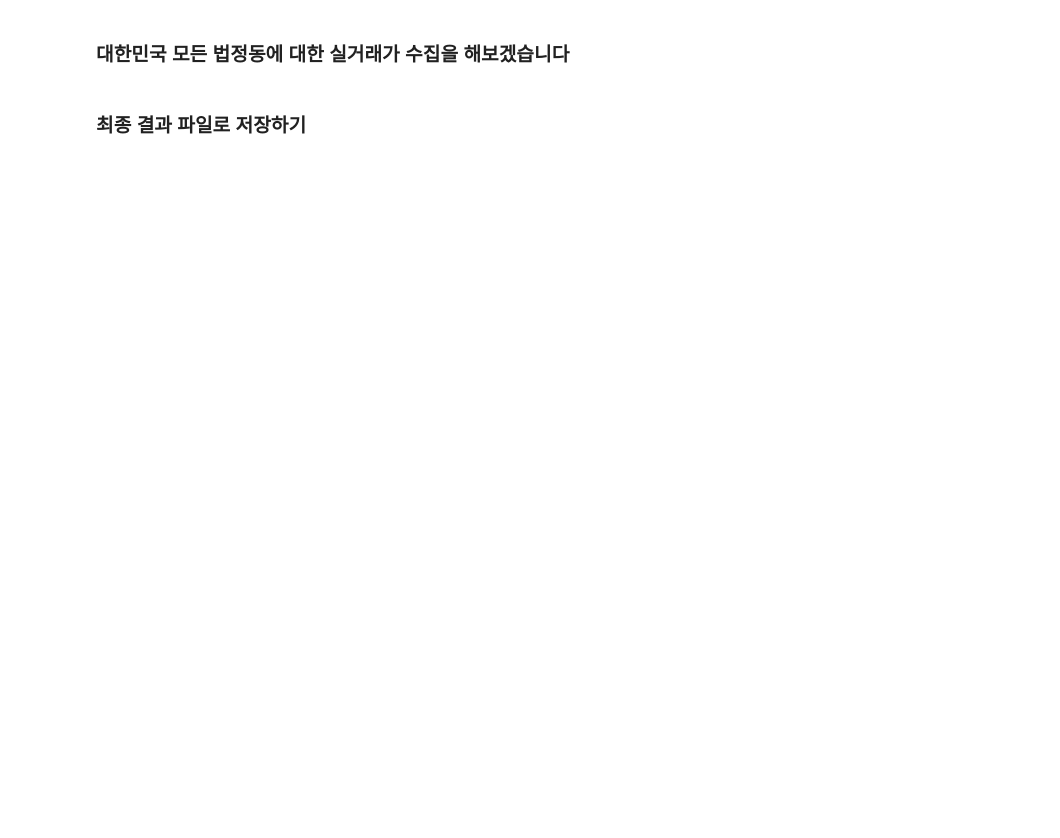
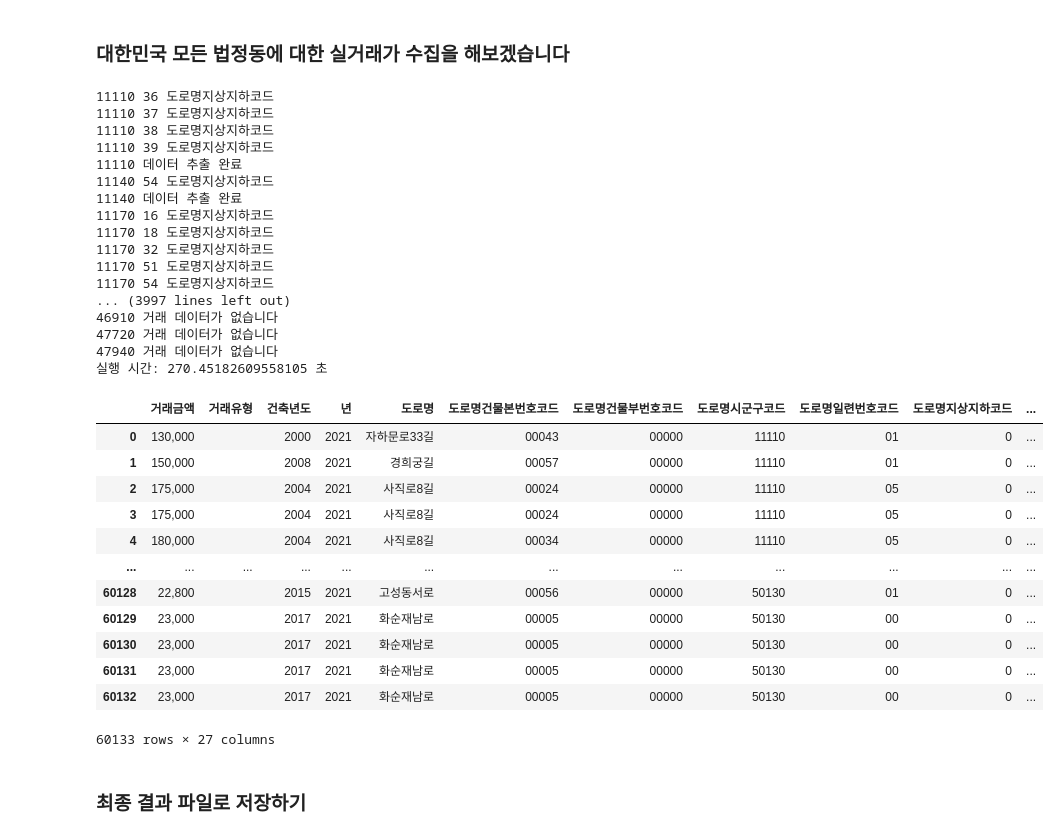
Before and after one commit to ghdaud30/AWS_Data_Analysis, a Jupyter notebook: 1_notebook/apt_trade.ipynb, the cells around one changed output. Saved outputs shown, nothing was run; the diff lists cells and outputs as text; code cells hidden in the pictures; blank space fills up the shorter version.

```diff
--- a/1_notebook/apt_trade.ipynb
+++ b/1_notebook/apt_trade.ipynb
@@ -170,8 +215,16 @@ len(items)
 # %% [markdown]
 ### 대한민국 모든 법정동에 대한 실거래가 수집을 해보겠습니다
 # %%
+import time
+
+# 실행 전 시간 기록
+start_time = time.time()
+
 # 에러 추출용
 error = []
+
+# 데이터 저장용
+total = pd.DataFrame()
 
 for i in range(len(LAWD_CD_list)):
 
@@ -192,8 +245,6 @@ for i in range(len(LAWD_CD_list)):
     res = requests.get(url + params)
     soup = bs(res.text, 'xml')
     items = soup.find_all('item')
-
-    total = pd.DataFrame()
 
     if(len(items) > 0):
         # 수집된 데이터를 데이터 프레임 형식으로 변환
@@ -213,33 +264,64 @@ for i in range(len(LAWD_CD_list)):
         # 해당 지역에 거래 데이터가 없는 경우
         error.append(LAWD_CD_list[i])
         continue
 
     df = pd.DataFrame(df_total)
     df.columns = columns
 
     total = pd.concat([total,df])
     total.columns = columns
 
     print(f"{LAWD_CD_list[i]} 데이터 추출 완료")
 
 
 
 
 
 df = pd.read_csv("./0_data/legal_info_b.csv")
 
 for i in range(len(error)):
      print(f'{error[i]} 거래 데이터가 없습니다')
 
 # 실행 후 시간 기록
 end_time = time.time()
 
 # 실행 시간 계산
 execution_time = end_time - start_time
 print(f"실행 시간: {execution_time} 초")
 
 total.reset_index(drop=True,inplace=True)
 total
+# %% [output]
+11110 36 도로명지상지하코드
+11110 37 도로명지상지하코드
+11110 38 도로명지상지하코드
+11110 39 도로명지상지하코드
+11110 데이터 추출 완료
+11140 54 도로명지상지하코드
+11140 데이터 추출 완료
+11170 16 도로명지상지하코드
+11170 18 도로명지상지하코드
+11170 32 도로명지상지하코드
+11170 51 도로명지상지하코드
+11170 54 도로명지상지하코드
+... (3997 lines left out)
+46910 거래 데이터가 없습니다
+47720 거래 데이터가 없습니다
+47940 거래 데이터가 없습니다
+실행 시간: 270.45182609558105 초
+|  | 거래금액 | 거래유형 | 건축년도 | 년 | 도로명 | 도로명건물본번호코드 | 도로명건물부번호코드 | 도로명시군구코드 | 도로명일련번호코드 | 도로명지상지하코드 | ... |
+| 0 | 130,000 |  | 2000 | 2021 | 자하문로33길 | 00043 | 00000 | 11110 | 01 | 0 | ... |
+| 1 | 150,000 |  | 2008 | 2021 | 경희궁길 | 00057 | 00000 | 11110 | 01 | 0 | ... |
+| 2 | 175,000 |  | 2004 | 2021 | 사직로8길 | 00024 | 00000 | 11110 | 05 | 0 | ... |
+| 3 | 175,000 |  | 2004 | 2021 | 사직로8길 | 00024 | 00000 | 11110 | 05 | 0 | ... |
+| 4 | 180,000 |  | 2004 | 2021 | 사직로8길 | 00034 | 00000 | 11110 | 05 | 0 | ... |
+| ... | ... | ... | ... | ... | ... | ... | ... | ... | ... | ... | ... |
+| 60128 | 22,800 |  | 2015 | 2021 | 고성동서로 | 00056 | 00000 | 50130 | 01 | 0 | ... |
+| 60129 | 23,000 |  | 2017 | 2021 | 화순재남로 | 00005 | 00000 | 50130 | 00 | 0 | ... |
+| 60130 | 23,000 |  | 2017 | 2021 | 화순재남로 | 00005 | 00000 | 50130 | 00 | 0 | ... |
+| 60131 | 23,000 |  | 2017 | 2021 | 화순재남로 | 00005 | 00000 | 50130 | 00 | 0 | ... |
+| 60132 | 23,000 |  | 2017 | 2021 | 화순재남로 | 00005 | 00000 | 50130 | 00 | 0 | ... |
+60133 rows × 27 columns
 # %% [markdown]
 ### 최종 결과 파일로 저장하기
 # %%
```
Also changed, not shown: parts of 6 cells of this notebook, 3 other files.
